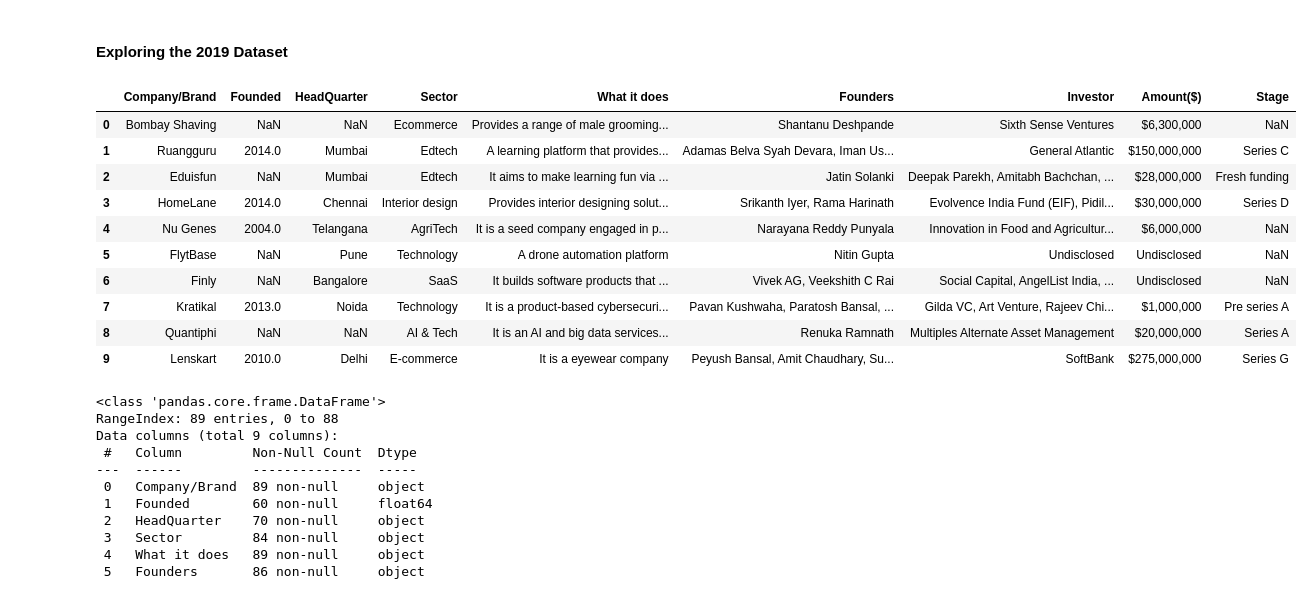
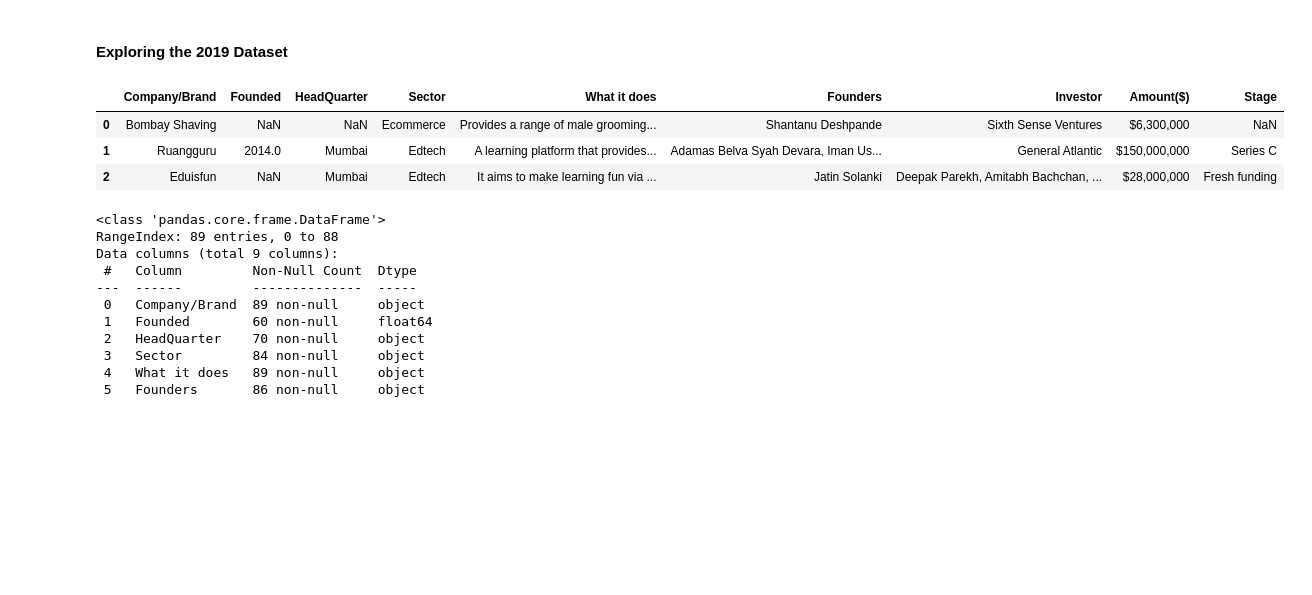
Before and after one commit to Josiegithub/Indian-Ecosystem-Data-Analysis-Project, a Jupyter notebook: Notebook/main.ipynb, the cells around one changed output. Drawn from its saved outputs; the diff is of its cells as text; code cells hidden in the pictures; blank space fills up the shorter version.

```diff
--- a/Notebook/main.ipynb
+++ b/Notebook/main.ipynb
@@ -300,19 +165,12 @@ Name: count, dtype: int64
 # %% [markdown]
 #### Exploring the 2019 Dataset
 # %%
-data_2019.head(10)
+data_2019.head(3)
 # %% [output]
 |  | Company/Brand | Founded | HeadQuarter | Sector | What it does | Founders | Investor | Amount($) | Stage |
 | 0 | Bombay Shaving | NaN | NaN | Ecommerce | Provides a range of male grooming... | Shantanu Deshpande | Sixth Sense Ventures | $6,300,000 | NaN |
 | 1 | Ruangguru | 2014.0 | Mumbai | Edtech | A learning platform that provides... | Adamas Belva Syah Devara, Iman Us... | General Atlantic | $150,000,000 | Series C |
 | 2 | Eduisfun | NaN | Mumbai | Edtech | It aims to make learning fun via ... | Jatin Solanki | Deepak Parekh, Amitabh Bachchan, ... | $28,000,000 | Fresh funding |
-| 3 | HomeLane | 2014.0 | Chennai | Interior design | Provides interior designing solut... | Srikanth Iyer, Rama Harinath | Evolvence India Fund (EIF), Pidil... | $30,000,000 | Series D |
-| 4 | Nu Genes | 2004.0 | Telangana | AgriTech | It is a seed company engaged in p... | Narayana Reddy Punyala | Innovation in Food and Agricultur... | $6,000,000 | NaN |
-| 5 | FlytBase | NaN | Pune | Technology | A drone automation platform | Nitin Gupta | Undisclosed | Undisclosed | NaN |
-| 6 | Finly | NaN | Bangalore | SaaS | It builds software products that ... | Vivek AG, Veekshith C Rai | Social Capital, AngelList India, ... | Undisclosed | NaN |
-| 7 | Kratikal | 2013.0 | Noida | Technology | It is a product-based cybersecuri... | Pavan Kushwaha, Paratosh Bansal, ... | Gilda VC, Art Venture, Rajeev Chi... | $1,000,000 | Pre series A |
-| 8 | Quantiphi | NaN | NaN | AI & Tech | It is an AI and big data services... | Renuka Ramnath | Multiples Alternate Asset Management | $20,000,000 | Series A |
-| 9 | Lenskart | 2010.0 | Delhi | E-commerce | It is a eyewear company | Peyush Bansal, Amit Chaudhary, Su... | SoftBank | $275,000,000 | Series G |
 # %%
 data_2019.info()
 # %% [output]
```
Also changed, not shown: parts of 137 cells of this notebook.
